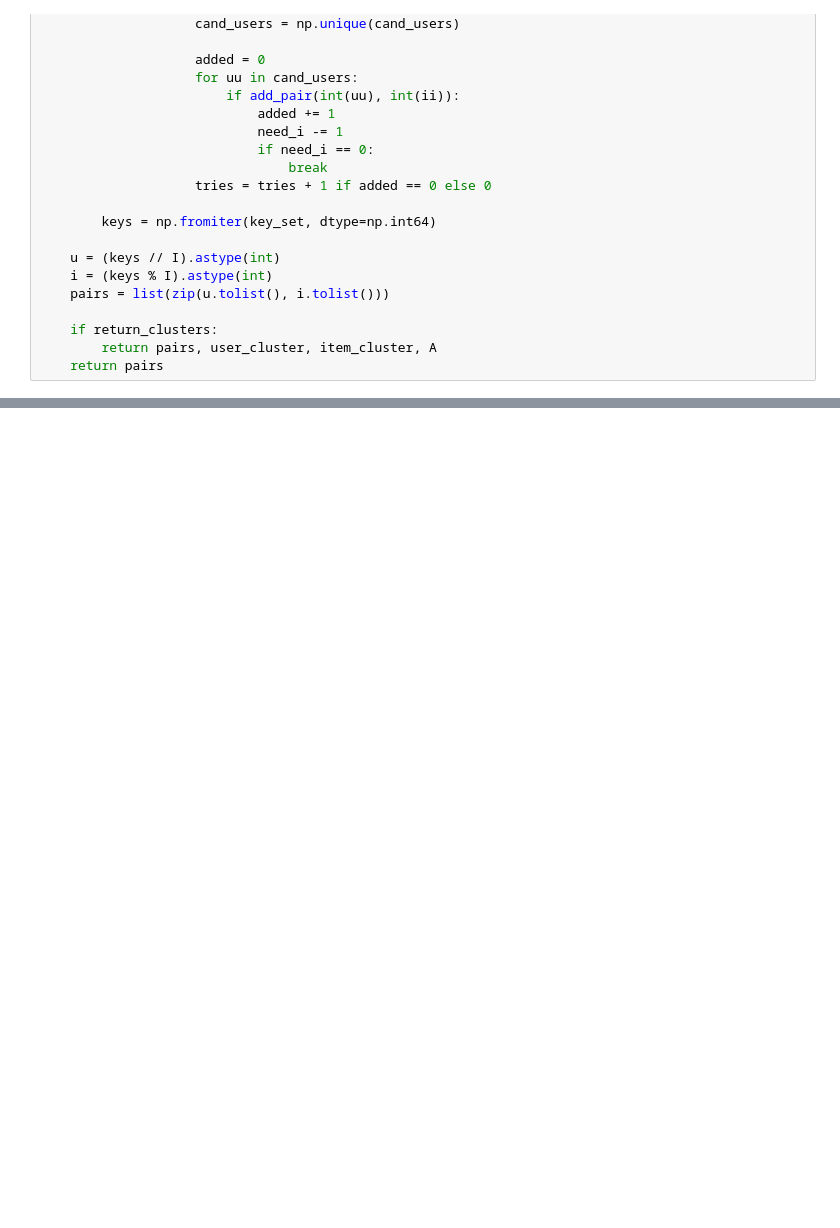
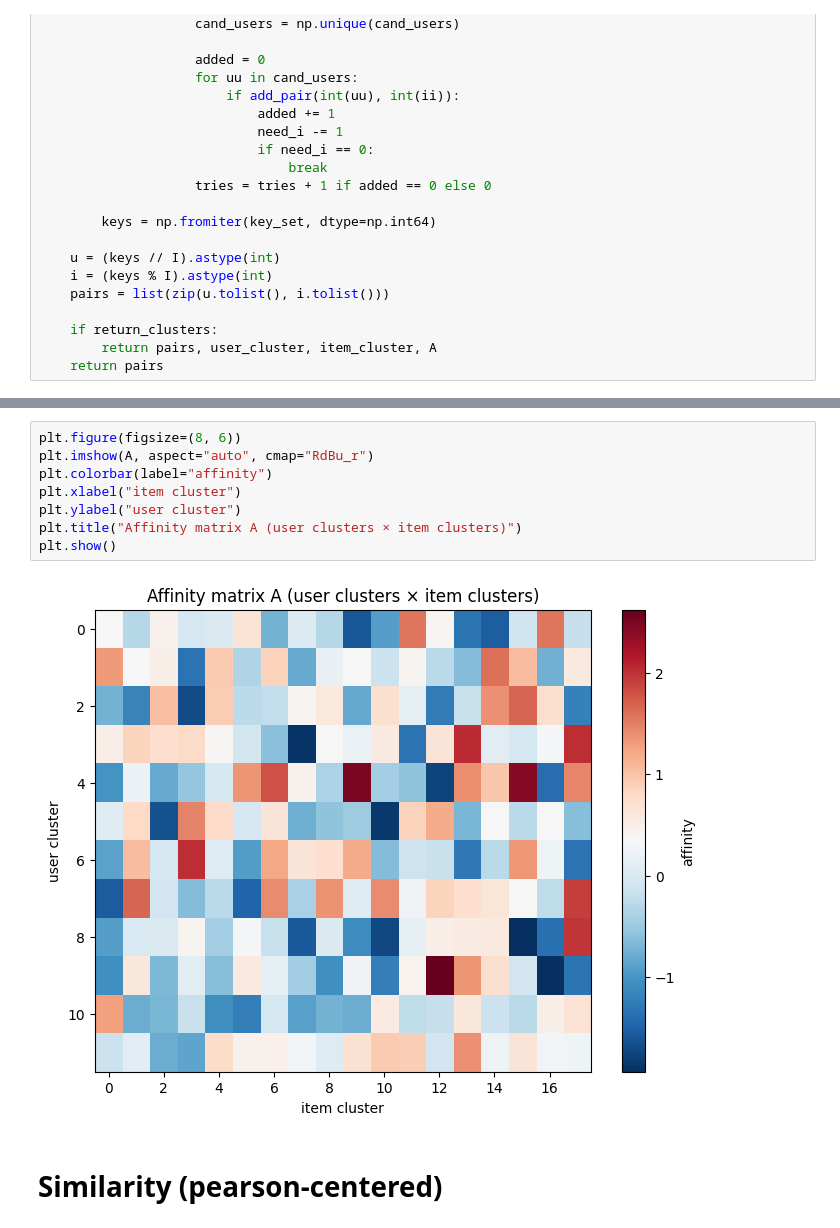
Before and after one commit to IagoArias/Fairness-is-Recommendation-Systems, a Jupyter notebook: notebooks/Cluster-Simulation.ipynb, the cells around one changed output, grey strips where cells are left out. Saved outputs shown, nothing was run; the diff lists cells and outputs as text; blank space fills up the shorter version.

```diff
--- a/notebooks/Cluster-Simulation.ipynb
+++ b/notebooks/Cluster-Simulation.ipynb
@@ -391,0 +381,12 @@ plt.show()
+# %%
+plt.figure(figsize=(8, 6))
+plt.imshow(A, aspect="auto", cmap="RdBu_r")
+plt.colorbar(label="affinity")
+plt.xlabel("item cluster")
+plt.ylabel("user cluster")
+plt.title("Affinity matrix A (user clusters × item clusters)")
+plt.show()
+# %% [output]
+[figure, added]
+# %% [markdown]
+# Similarity   (pearson-centered)
```
Also changed, not shown: parts of 10 cells of this notebook, 10 other files.
